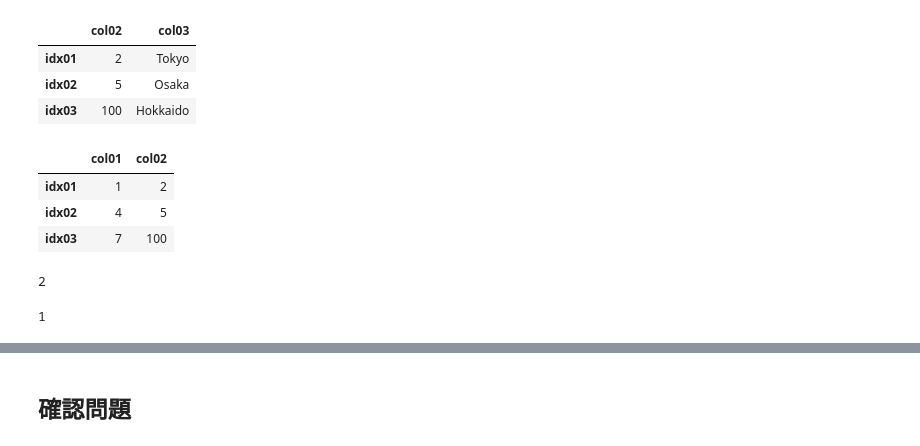
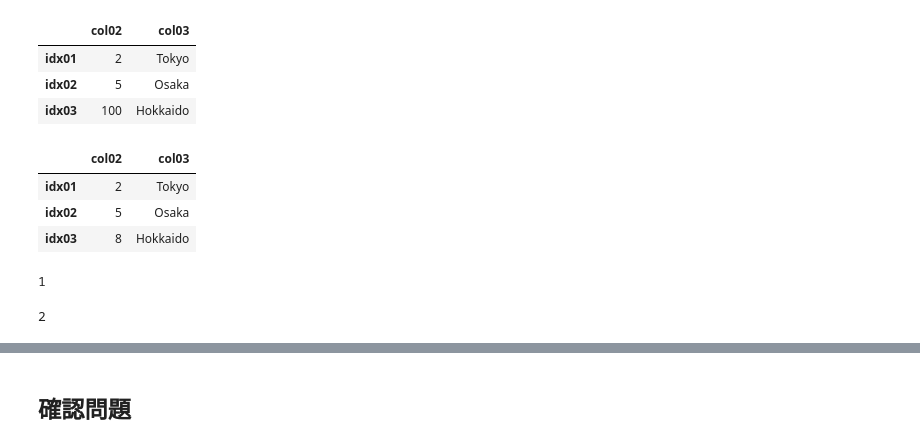
Before and after one commit to mashiken/Pandas_sample, a Jupyter notebook: test04.ipynb, the cells around one changed output, grey strips where cells are left out. Drawn from its saved outputs; the diff is of its cells as text; code cells hidden in the pictures.

```diff
--- a/test04.ipynb
+++ b/test04.ipynb
@@ -240,20 +240,20 @@ df.loc[:,'col02':'col03']
 | idx02 | 5 | Osaka |
 | idx03 | 100 | Hokkaido |
 # %%
-df.iloc[:,0:2]
+df.iloc[:,1:3]
 # %% [output]
-|  | col01 | col02 |
-| idx01 | 1 | 2 |
-| idx02 | 4 | 5 |
-| idx03 | 7 | 100 |
+|  | col02 | col03 |
+| idx01 | 2 | Tokyo |
+| idx02 | 5 | Osaka |
+| idx03 | 8 | Hokkaido |
 # %%
-df.index.get_loc('idx03') # 行番号の取得
+df.index.get_loc('idx02') # 行番号の取得
 # %% [output]
-2
+1
 # %%
-df.columns.get_loc('col02') # 列番号の取得
+df.columns.get_loc('col03') # 列番号の取得
 # %% [output]
-1
+2
 # %%
 df.iloc[df.index.get_loc('idx03'), df.columns.get_loc('col02')]=1000
 df
```
Also changed, not shown: parts of 16 cells of this notebook.
